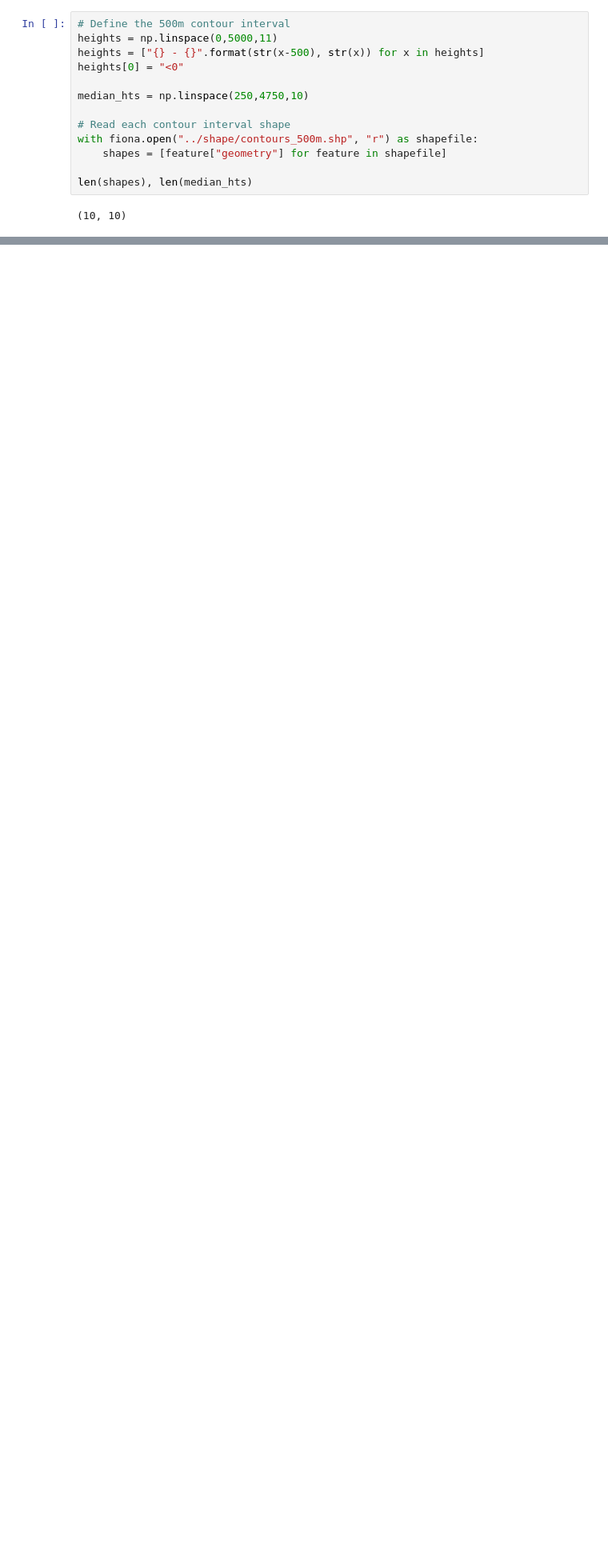
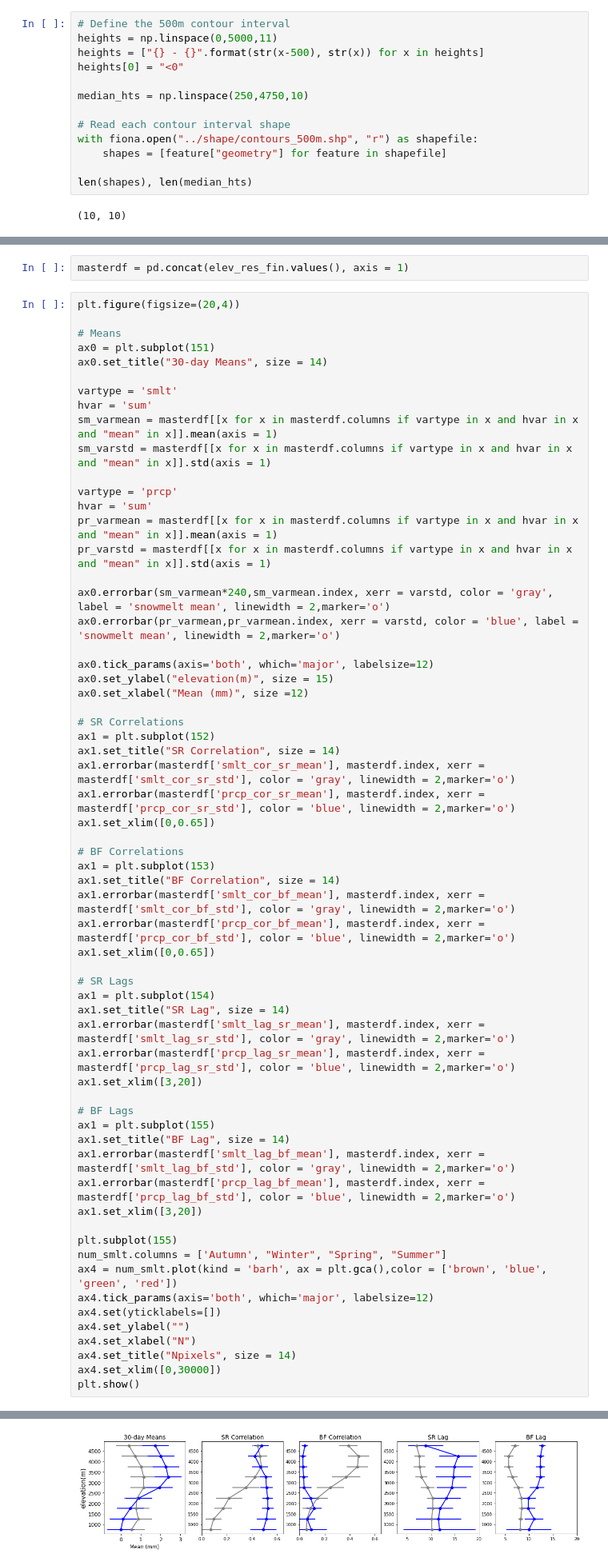
Before and after one commit to kashingtonDC/Baseflow_Source, a Jupyter notebook: code/Moving_Win_Figs.ipynb, the cells around one changed output, grey strips where cells are left out. Shown at 80% size. Cells and saved outputs as stored; diff of their text form; blank space fills up the shorter version.

```diff
--- a/code/Moving_Win_Figs.ipynb
+++ b/code/Moving_Win_Figs.ipynb
@@ -392,0 +375,65 @@ elev_res_fin
+# %%
+masterdf = pd.concat(elev_res_fin.values(), axis = 1)
+# %%
+plt.figure(figsize=(20,4))
+
+# Means
+ax0 = plt.subplot(151)
+ax0.set_title("30-day Means", size = 14)
+
+vartype = 'smlt'
+hvar = 'sum'
+sm_varmean = masterdf[[x for x in masterdf.columns if vartype in x and hvar in x and "mean" in x]].mean(axis = 1)
+sm_varstd = masterdf[[x for x in masterdf.columns if vartype in x and hvar in x and "mean" in x]].std(axis = 1)
+
+vartype = 'prcp'
+hvar = 'sum'
+pr_varmean = masterdf[[x for x in masterdf.columns if vartype in x and hvar in x and "mean" in x]].mean(axis = 1)
+pr_varstd = masterdf[[x for x in masterdf.columns if vartype in x and hvar in x and "mean" in x]].std(axis = 1)
+
+ax0.errorbar(sm_varmean*240,sm_varmean.index, xerr = varstd, color = 'gray', label = 'snowmelt mean', linewidth = 2,marker='o')
+ax0.errorbar(pr_varmean,pr_varmean.index, xerr = varstd, color = 'blue', label = 'snowmelt mean', linewidth = 2,marker='o')
+
+ax0.tick_params(axis='both', which='major', labelsize=12)
+ax0.set_ylabel("elevation(m)", size = 15)
+ax0.set_xlabel("Mean (mm)", size =12)
+
+# SR Correlations
+ax1 = plt.subplot(152)
+ax1.set_title("SR Correlation", size = 14)
+ax1.errorbar(masterdf['smlt_cor_sr_mean'], masterdf.index, xerr = masterdf['smlt_cor_sr_std'], color = 'gray', linewidth = 2,marker='o')
+ax1.errorbar(masterdf['prcp_cor_sr_mean'], masterdf.index, xerr = masterdf['prcp_cor_sr_std'], color = 'blue', linewidth = 2,marker='o')
+ax1.set_xlim([0,0.65])
+
+# BF Correlations
+ax1 = plt.subplot(153)
+ax1.set_title("BF Correlation", size = 14)
+ax1.errorbar(masterdf['smlt_cor_bf_mean'], masterdf.index, xerr = masterdf['smlt_cor_bf_std'], color = 'gray', linewidth = 2,marker='o')
+ax1.errorbar(masterdf['prcp_cor_bf_mean'], masterdf.index, xerr = masterdf['prcp_cor_bf_std'], color = 'blue', linewidth = 2,marker='o')
+ax1.set_xlim([0,0.65])
+
+# SR Lags
+ax1 = plt.subplot(154)
+ax1.set_title("SR Lag", size = 14)
+ax1.errorbar(masterdf['smlt_lag_sr_mean'], masterdf.index, xerr = masterdf['smlt_lag_sr_std'], color = 'gray', linewidth = 2,marker='o')
+ax1.errorbar(masterdf['prcp_lag_sr_mean'], masterdf.index, xerr = masterdf['prcp_lag_sr_std'], color = 'blue', linewidth = 2,marker='o')
+ax1.set_xlim([3,20])
+
+# BF Lags
+ax1 = plt.subplot(155)
+ax1.set_title("BF Lag", size = 14)
+ax1.errorbar(masterdf['smlt_lag_bf_mean'], masterdf.index, xerr = masterdf['smlt_lag_bf_std'], color = 'gray', linewidth = 2,marker='o')
+ax1.errorbar(masterdf['prcp_lag_bf_mean'], masterdf.index, xerr = masterdf['prcp_lag_bf_std'], color = 'blue', linewidth = 2,marker='o')
+ax1.set_xlim([3,20])
+
+plt.subplot(155)
+num_smlt.columns = ['Autumn', "Winter", "Spring", "Summer"]
+ax4 = num_smlt.plot(kind = 'barh', ax = plt.gca(),color = ['brown', 'blue', 'green', 'red'])
+ax4.tick_params(axis='both', which='major', labelsize=12)
+ax4.set(yticklabels=[])
+ax4.set_ylabel("")
+ax4.set_xlabel("N")
+ax4.set_title("Npixels", size = 14)
+ax4.set_xlim([0,30000])
+plt.show()
+# %% [output]
@@ -393,3 +441,4 @@ elev_res_fin
+[figure, added]
 # %%
 #  Plot
 
```
Also changed, not shown: parts of 4 cells of this notebook.
